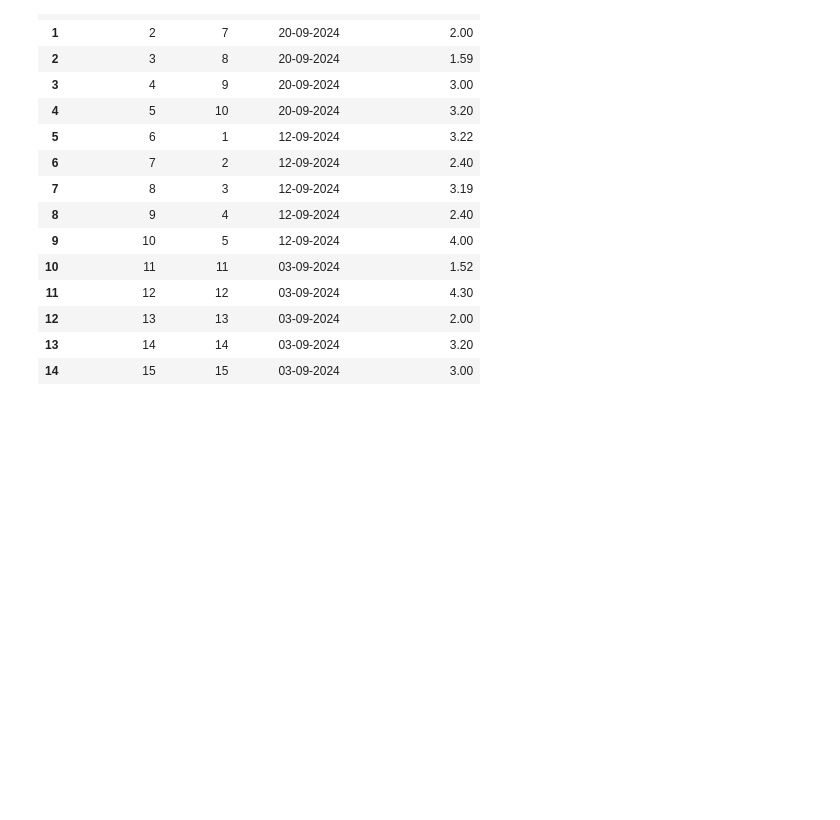
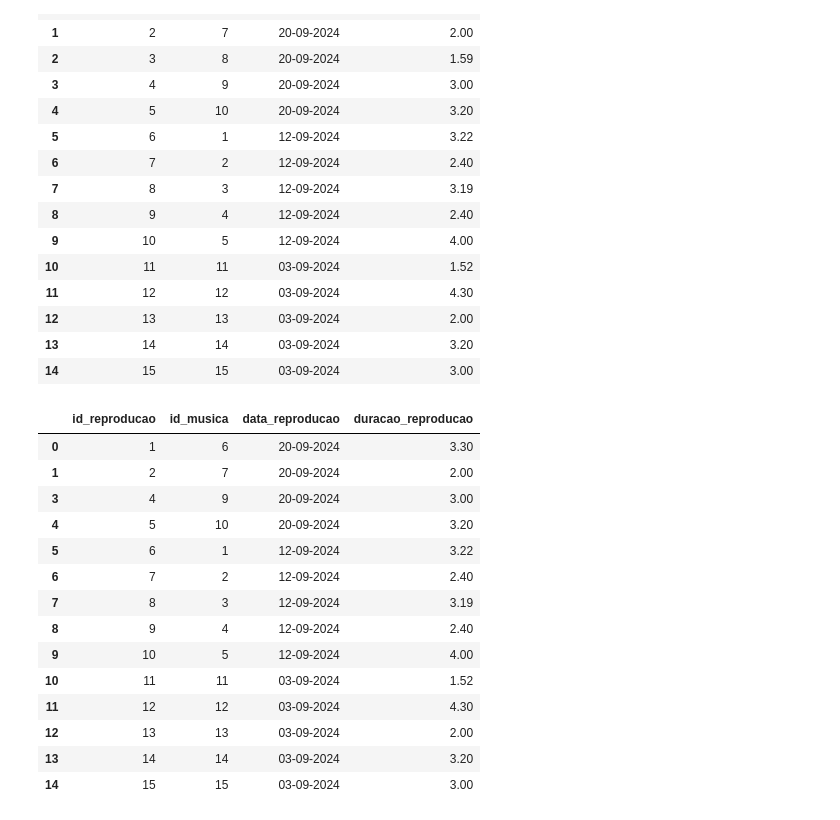
Before and after one commit to srtjazz/gc-python-2024, a Jupyter notebook: aula_05/exercicio_11/exercicio_11.ipynb, the cells around one changed output. Saved outputs shown, nothing was run; the diff lists cells and outputs as text; code cells hidden in the pictures; blank space fills up the shorter version.

```diff
--- a/aula_05/exercicio_11/exercicio_11.ipynb
+++ b/aula_05/exercicio_11/exercicio_11.ipynb
@@ -70,3 +70,24 @@ reprodutions_df
 | 12 | 13 | 13 | 03-09-2024 | 2.00 |
 | 13 | 14 | 14 | 03-09-2024 | 3.20 |
 | 14 | 15 | 15 | 03-09-2024 | 3.00 |
+# %%
+# Removendo um registro aleatorio
+registro_aleatorio = reprodutions_df.sample(n=1)
+reprodution_df_atualizada = reprodutions_df.drop(registro_aleatorio.index)
+reprodution_df_atualizada
+# %% [output]
+|  | id_reproducao | id_musica | data_reproducao | duracao_reproducao |
+| 0 | 1 | 6 | 20-09-2024 | 3.30 |
+| 1 | 2 | 7 | 20-09-2024 | 2.00 |
+| 3 | 4 | 9 | 20-09-2024 | 3.00 |
+| 4 | 5 | 10 | 20-09-2024 | 3.20 |
+| 5 | 6 | 1 | 12-09-2024 | 3.22 |
+| 6 | 7 | 2 | 12-09-2024 | 2.40 |
+| 7 | 8 | 3 | 12-09-2024 | 3.19 |
+| 8 | 9 | 4 | 12-09-2024 | 2.40 |
+| 9 | 10 | 5 | 12-09-2024 | 4.00 |
+| 10 | 11 | 11 | 03-09-2024 | 1.52 |
+| 11 | 12 | 12 | 03-09-2024 | 4.30 |
+| 12 | 13 | 13 | 03-09-2024 | 2.00 |
+| 13 | 14 | 14 | 03-09-2024 | 3.20 |
+| 14 | 15 | 15 | 03-09-2024 | 3.00 |
```
Also changed, not shown: parts of 2 cells of this notebook.
